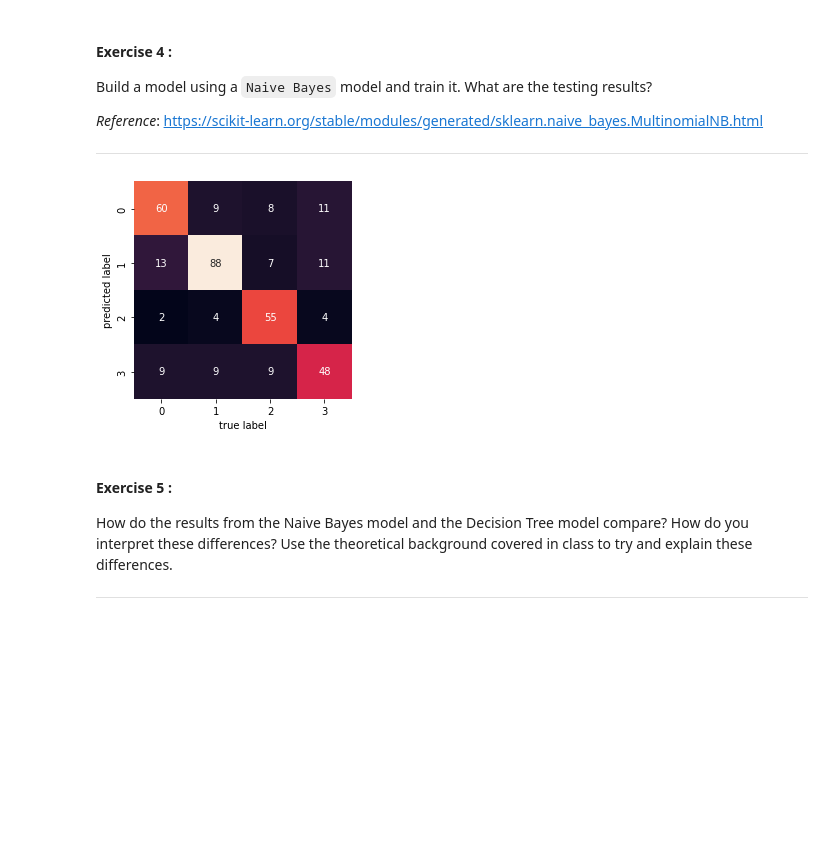
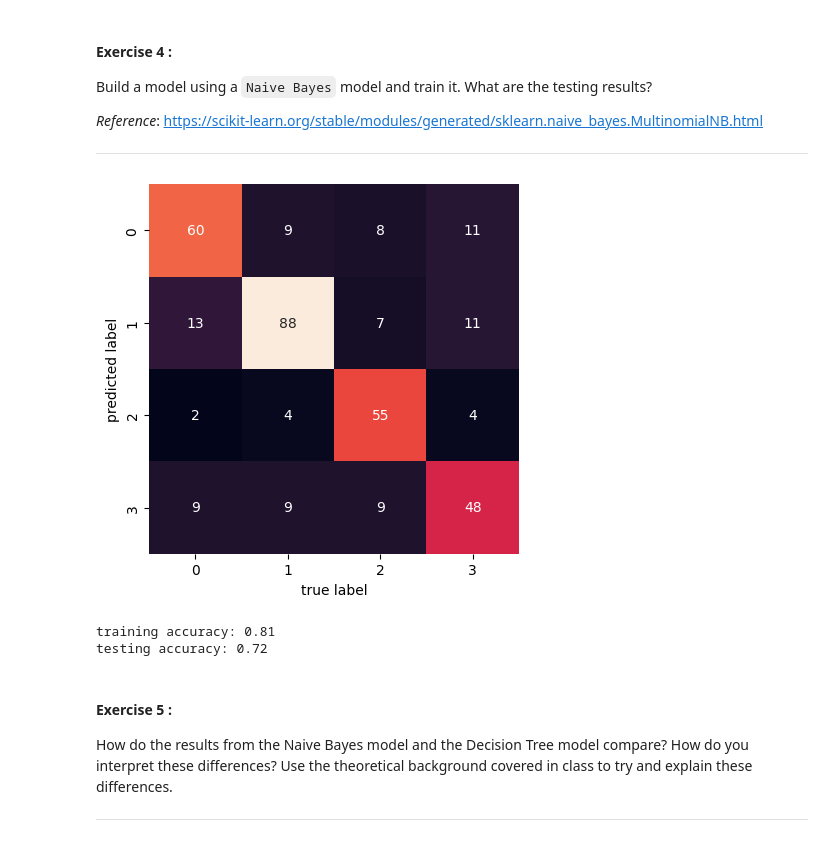
Before and after one commit to joehuangx/DataMining-2022-Lab2, a Jupyter notebook: part1.ipynb, the cells around one changed output. Cells and saved outputs as stored; diff of their text form; code cells hidden in the pictures; blank space fills up the shorter version.

```diff
--- a/part1.ipynb
+++ b/part1.ipynb
@@ -374,23 +346,36 @@
 # %%
 from sklearn.naive_bayes import MultinomialNB
 
 ## training!
 clf = MultinomialNB()
 clf = clf.fit(X_train, y_train)
 
 ## predict!
+y_train_pred = clf.predict(X_train)
 y_test_pred = clf.predict(X_test)
 
 #confusion_matrix plot
 from sklearn.metrics import confusion_matrix
 import seaborn as sns
 
 mat = confusion_matrix(y_test, y_test_pred)
 sns.heatmap(mat.T, square=True, annot=True, fmt='d', cbar=False)
 plt.xlabel('true label')
 plt.ylabel('predicted label');
 # %% [output]
-[figure, old version]
+[figure, new version]
+# %%
+## accuracy
+from sklearn.metrics import accuracy_score
+
+acc_train = accuracy_score(y_true=y_train, y_pred=y_train_pred)
+acc_test = accuracy_score(y_true=y_test, y_pred=y_test_pred)
+
+print('training accuracy: {}'.format(round(acc_train, 2)))
+print('testing accuracy: {}'.format(round(acc_test, 2)))
+# %% [output]
+training accuracy: 0.81
+testing accuracy: 0.72
 # %% [markdown]
 ####  **Exercise 5 :**
 
```
Also changed, not shown: parts of 6 cells of this notebook.
